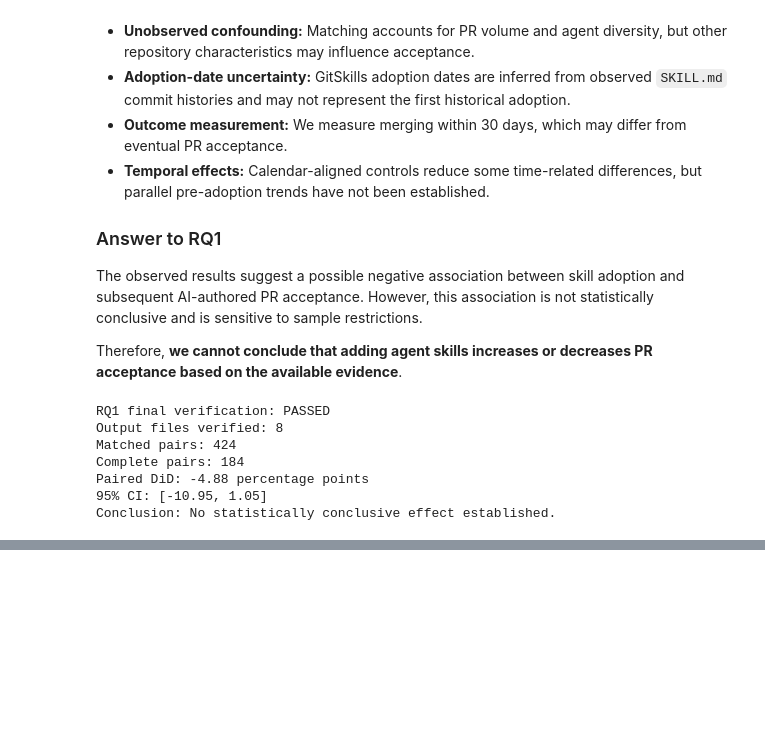
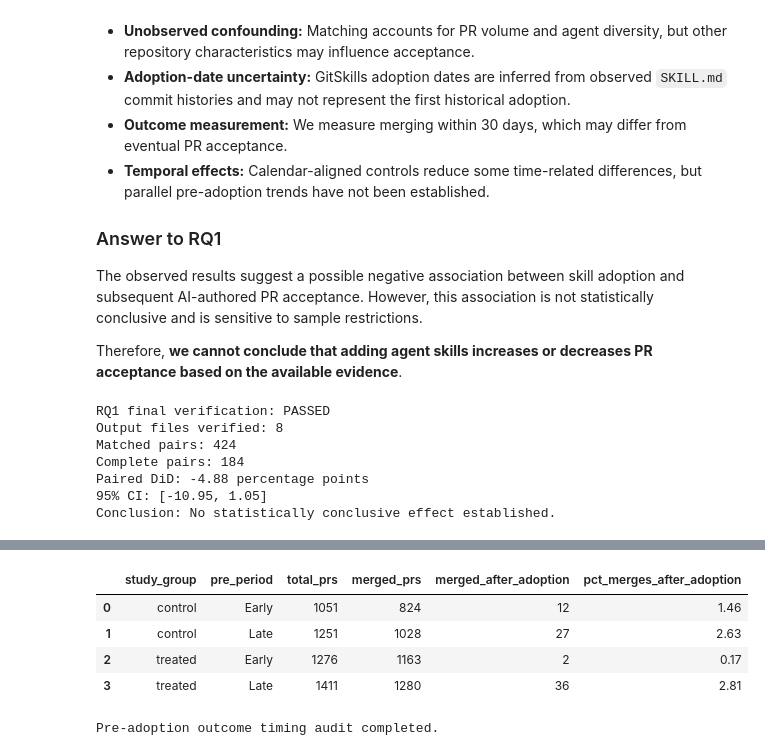
Before and after one commit to ribarb65/agent-skills-pr-acceptance, a Jupyter notebook: notebooks/01_rq1_analysis.ipynb, the cells around one changed output, grey strips where cells are left out. Drawn from its saved outputs; the diff is of its cells as text; code cells hidden in the pictures; blank space fills up the shorter version.

```diff
--- a/notebooks/01_rq1_analysis.ipynb
+++ b/notebooks/01_rq1_analysis.ipynb
@@ -1408,0 +1524,48 @@ Conclusion: No statistically conclusive effect established.
+# %%
+pretrend_ids = pd.DataFrame({
+    "pair_id": pretrend_pairs.index.to_numpy()
+})
+
+con.register("rq1_pretrend_check_pairs", pretrend_ids)
+
+pretrend_timing_audit = con.execute("""
+SELECT
+    w.study_group,
+    CASE
+        WHEN w.created_ts < w.adoption_ts - INTERVAL 15 DAY
+            THEN 'Early'
+        ELSE 'Late'
+    END AS pre_period,
+    COUNT(*) AS total_prs,
+    COUNT(*) FILTER (
+        WHERE w.outcome_30d = 'merged_30d'
+    ) AS merged_prs,
+    COUNT(*) FILTER (
+        WHERE w.outcome_30d = 'merged_30d'
+          AND w.merged_ts >= w.adoption_ts
+    ) AS merged_after_adoption
+FROM rq1_window_prs w
+JOIN rq1_pretrend_check_pairs p
+    ON w.pair_id = p.pair_id
+WHERE w.period = 'before'
+  AND w.id IS NOT NULL
+GROUP BY 1, 2
+ORDER BY 1, 2
+""").df()
+
+pretrend_timing_audit["pct_merges_after_adoption"] = (
+    100
+    * pretrend_timing_audit["merged_after_adoption"]
+    / pretrend_timing_audit["merged_prs"]
+)
+
+display(pretrend_timing_audit.round(2))
+
+print("Pre-adoption outcome timing audit completed.")
+# %% [output]
+|  | study_group | pre_period | total_prs | merged_prs | merged_after_adoption | pct_merges_after_adoption |
+| 0 | control | Early | 1051 | 824 | 12 | 1.46 |
+| 1 | control | Late | 1251 | 1028 | 27 | 2.63 |
+| 2 | treated | Early | 1276 | 1163 | 2 | 0.17 |
+| 3 | treated | Late | 1411 | 1280 | 36 | 2.81 |
+Pre-adoption outcome timing audit completed.
```
Also changed, not shown: parts of 3 cells of this notebook.
